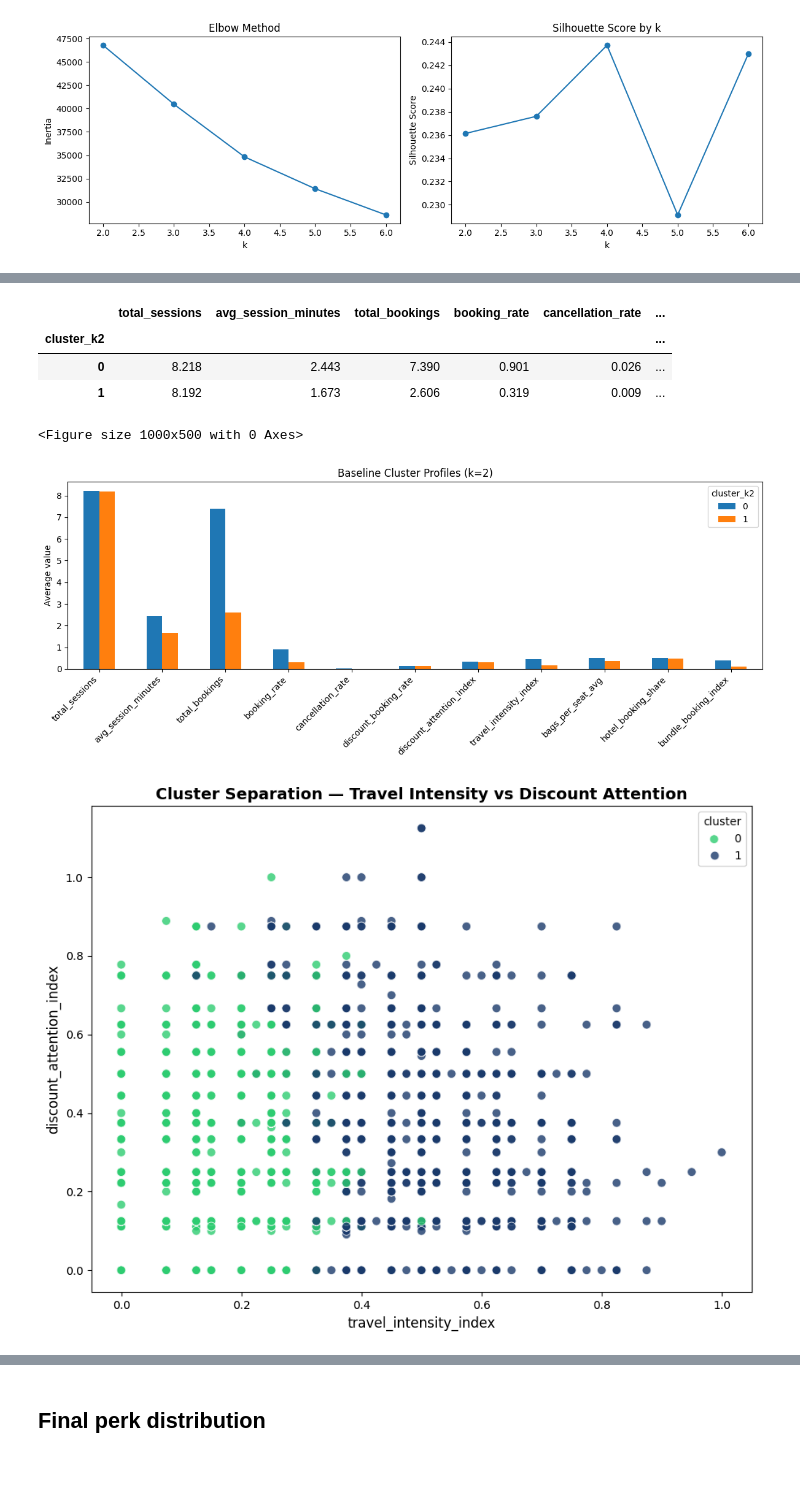
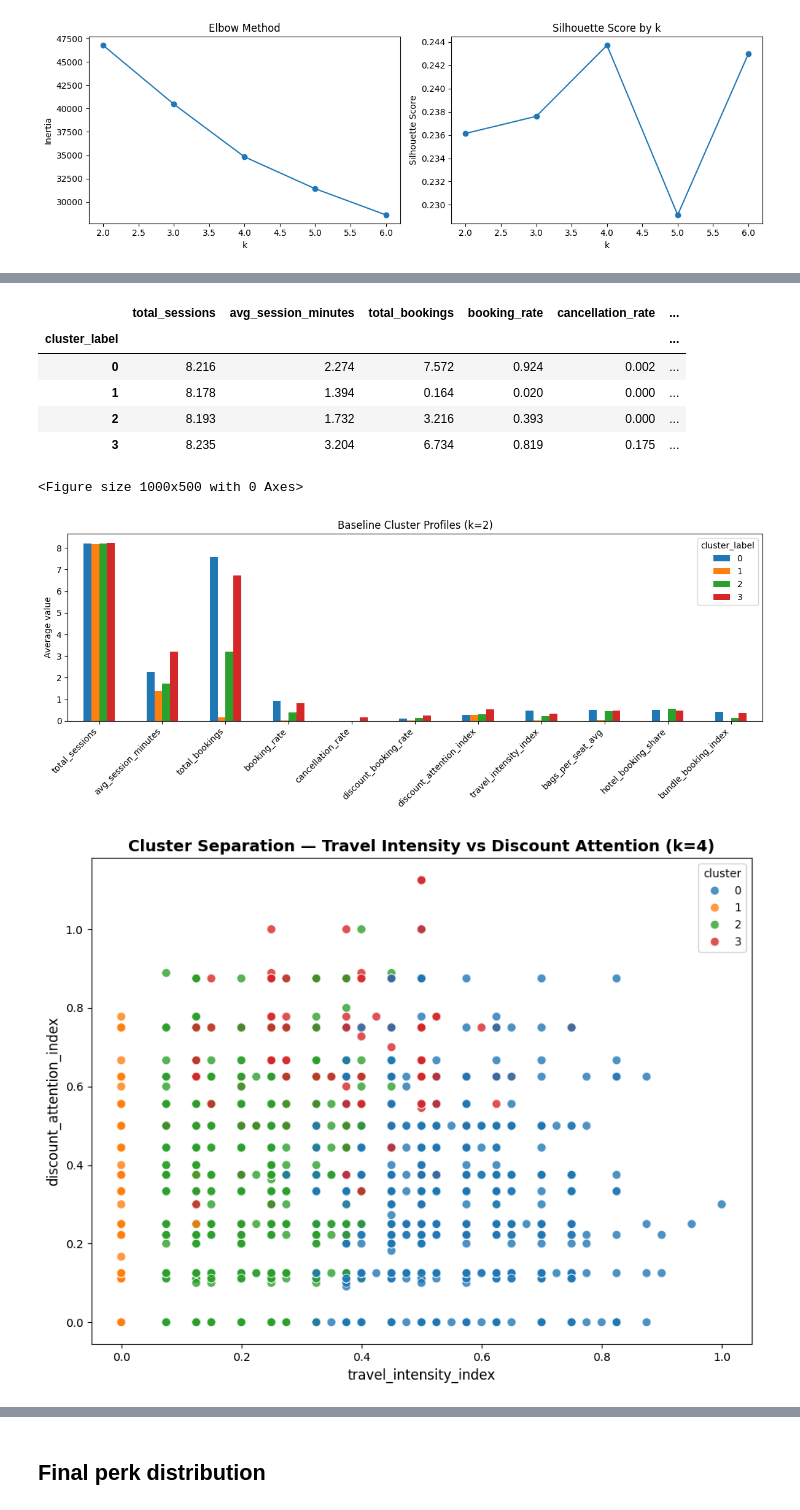
Before and after one commit to kajevic44-sudo/Mastery_Project, a Jupyter notebook: TravelTide_Mastery_Project.ipynb, the cells around one changed output, grey strips where cells are left out. Saved outputs shown, nothing was run; the diff lists cells and outputs as text; code cells hidden in the pictures; blank space fills up the shorter version.

```diff
--- a/TravelTide_Mastery_Project.ipynb
+++ b/TravelTide_Mastery_Project.ipynb
@@ -364,12 +364,12 @@ def load_data():
             "session_start", "session_end", "sign_up_date",
             "departure_time", "return_time", "check_in_time", "check_out_time",
             "birthdate"
-        ], infer_datetime_format=True)
+        ])
         print(f"Loaded session-level CSV: {SESSION_CSV_PATH}")
         return df_session, None
 
     if USE_LOCAL_USER_FEATURES_CSV and os.path.exists(USER_FEATURES_CSV_PATH):
-        df_user = pd.read_csv(USER_FEATURES_CSV_PATH, parse_dates=["sign_up_date"], infer_datetime_format=True)
+        df_user = pd.read_csv(USER_FEATURES_CSV_PATH, parse_dates=["sign_up_date"])
         print(f"Loaded pre-engineered user-level CSV: {USER_FEATURES_CSV_PATH}")
         return None, df_user
 
@@ -873,10 +872,10 @@ A 2-cluster solution can be statistically neat and still be too crude for assign
 # %%
-baseline_k = 2
-kmeans_2 = KMeans(n_clusters=baseline_k, random_state=RANDOM_STATE, n_init=20)
-df_user["cluster_k2"] = kmeans_2.fit_predict(X_scaled)
+baseline_k = int(k_eval.loc[k_eval["silhouette_score"].idxmax(), "k"])
+kmeans_baseline = KMeans(n_clusters=baseline_k, random_state=RANDOM_STATE, n_init=20)
+df_user["cluster_label"] = kmeans_baseline.fit_predict(X_scaled)
 
 cluster_summary_k2 = (
-    df_user.groupby("cluster_k2")[cluster_features]
+    df_user.groupby("cluster_label")[cluster_features]
     .mean()
     .round(3)
 )
@@ -884,9 +883,11 @@ cluster_summary_k2 = (
 display(cluster_summary_k2)
 # %% [output]
 |  | total_sessions | avg_session_minutes | total_bookings | booking_rate | cancellation_rate | ... |
-| cluster_k2 |  |  |  |  |  | ... |
-| 0 | 8.218 | 2.443 | 7.390 | 0.901 | 0.026 | ... |
-| 1 | 8.192 | 1.673 | 2.606 | 0.319 | 0.009 | ... |
+| cluster_label |  |  |  |  |  | ... |
+| 0 | 8.216 | 2.274 | 7.572 | 0.924 | 0.002 | ... |
+| 1 | 8.178 | 1.394 | 0.164 | 0.020 | 0.000 | ... |
+| 2 | 8.193 | 1.732 | 3.216 | 0.393 | 0.000 | ... |
+| 3 | 8.235 | 3.204 | 6.734 | 0.819 | 0.175 | ... |
 # %%
 plt.figure(figsize=(10, 5))
 cluster_summary_k2.T.plot(kind="bar", figsize=(12, 5))
@@ -897,34 +898,34 @@ plt.tight_layout()
 plt.show()
 # %% [output]
 <Figure size 1000x500 with 0 Axes>
-[figure, old version]
+[figure, new version]
 # %%
 # Cluster Separation — Direct Feature Scatter Plot
-# We plot two of the most discriminating features to visualize how well
-# the two clusters separate in the original feature space.
+# We plot two of the most discriminating features to visualize how the
+# selected baseline clustering separates in the original feature space.
 # travel_intensity_index captures overall travel activity,
 # while discount_attention_index captures price sensitivity.
 
 plt.figure(figsize=(9, 7))
 
 sns.scatterplot(
     data=df_user,
     x='travel_intensity_index',
     y='discount_attention_index',
-    hue='cluster_k2',
-    palette={0: '#1a3a6b', 1: '#2ecc71'},   # tamno plava i zelena — kao na slici
+    hue='cluster_label',
+    palette='tab10',
     s=60,
     alpha=0.8,
     legend='full'
 )
 
-plt.title('Cluster Separation — Travel Intensity vs Discount Attention', fontsize=14, fontweight='bold')
+plt.title(f'Cluster Separation — Travel Intensity vs Discount Attention (k={baseline_k})', fontsize=14, fontweight='bold')
 plt.xlabel('travel_intensity_index', fontsize=12)
 plt.ylabel('discount_attention_index', fontsize=12)
-plt.legend(title='cluster', labels=['0', '1'])
+plt.legend(title='cluster')
 plt.tight_layout()
 plt.show()
 # %% [output]
-[figure, old version]
+[figure, new version]
 # %% [markdown]
 ## Final perk assignment strategy
```
Also changed, not shown: parts of 13 cells of this notebook.
